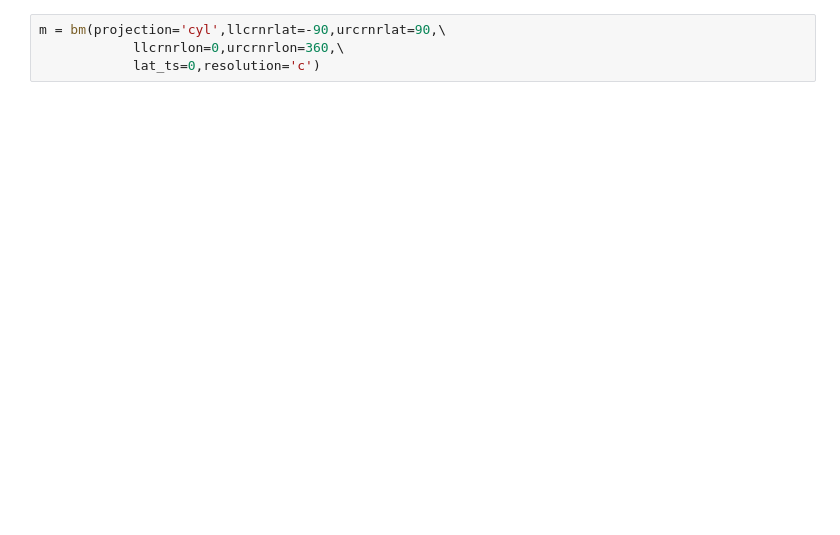
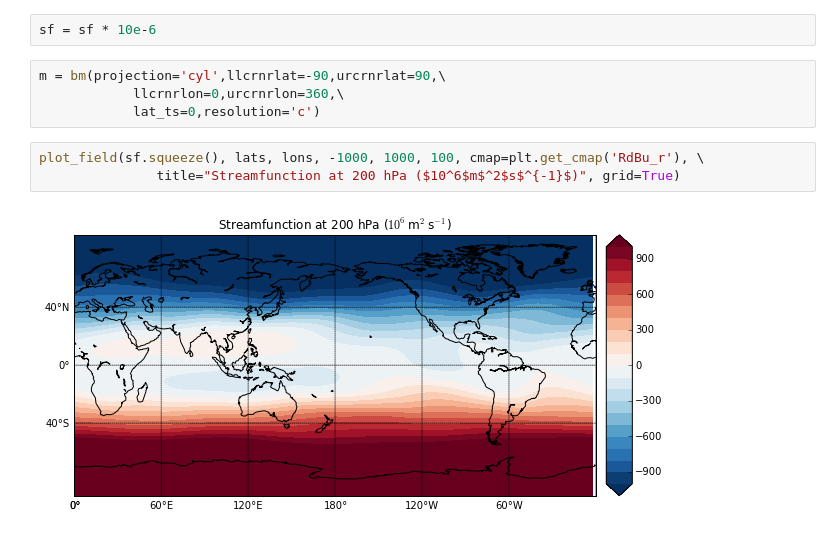
Before and after one commit to nicolasfauchereau/metocean, a Jupyter notebook: notebooks/spharm.ipynb, the cells around one changed output. Drawn from its saved outputs; the diff is of its cells as text; blank space fills up the shorter version.

```diff
--- a/notebooks/spharm.ipynb
+++ b/notebooks/spharm.ipynb
@@ -118,5 +109,12 @@ plt.imshow(vp.squeeze())
+# %%
+sf = sf * 10e-6
 # %%
 m = bm(projection='cyl',llcrnrlat=-90,urcrnrlat=90,\
             llcrnrlon=0,urcrnrlon=360,\
             lat_ts=0,resolution='c')
+# %%
+plot_field(sf.squeeze(), lats, lons, -1000, 1000, 100, cmap=plt.get_cmap('RdBu_r'), \
+               title="Streamfunction at 200 hPa ($10^6$m$^2$s$^{-1}$)", grid=True)
+# %% [output]
+[figure, added]
 # %%
```
Also changed, not shown: parts of 4 cells of this notebook.
